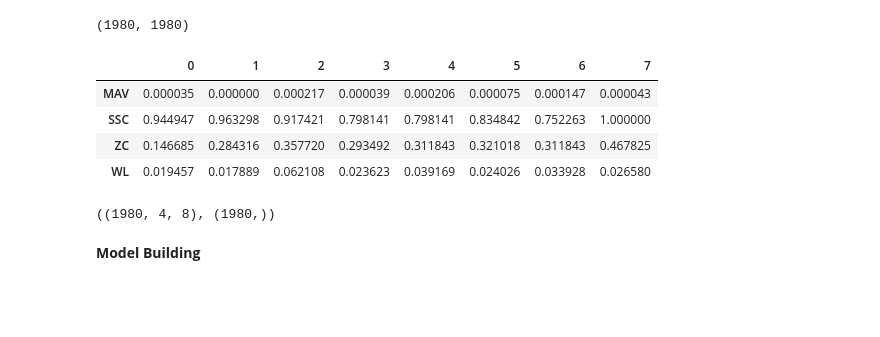
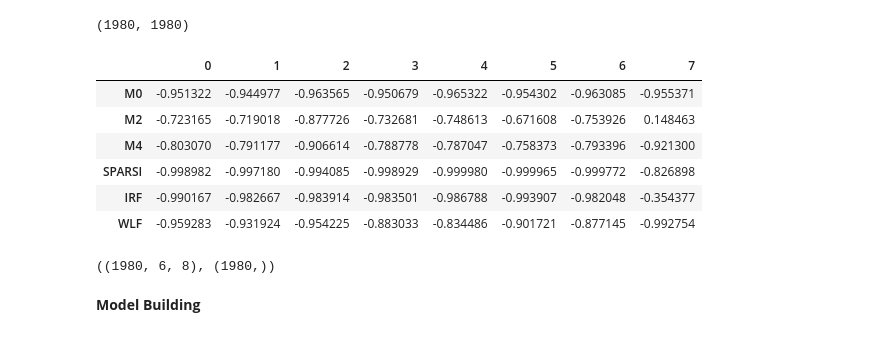
Before and after one commit to suvashsumon/My_Thesis_Experiments, a Jupyter notebook: Experiment_5_CNN_With_Extracted_Features.ipynb, the cells around one changed output. Saved outputs shown, nothing was run; the diff lists cells and outputs as text; code cells hidden in the pictures; blank space fills up the shorter version.

```diff
--- a/Experiment_5_CNN_With_Extracted_Features.ipynb
+++ b/Experiment_5_CNN_With_Extracted_Features.ipynb
@@ -69,20 +69,25 @@ def feature_extraction(channelvalues, gesture):
   windows = get_windows(channelvalues, 150, 150)
   # extract feature
   fe = FeatureExtractor()
-  feature_list = ['MAV', 'SSC', 'ZC', 'WL']
-  features = fe.extract_features(feature_list, windows)
+  feature_list = ['MAV', 'SSC', 'ZC', 'WL', 'AR4']
+  features = fe.extract_feature_group('TDPSD', windows)
+  print(features.keys())
   #print("Len : "+str(len(features)))
   # creating feature matrixs
   extracted_feature_array = []
   extracted_gesture_array = []
   for i in range(33):
     features_matrix = [
-        features['MAV'][i],
-        features['SSC'][i],
-        features['ZC'][i],
-        features['WL'][i],
+        features['M0'][i],
+        features['M2'][i],
+        features['M4'][i],
+        features['SPARSI'][i],
+        features['IRF'][i],
+        features['WLF'][i],
     ]
-    features_matrix = (features_matrix-np.min(features_matrix))/(np.max(features_matrix)-np.min(features_matrix))
+    #print(features['MAV'].shape)
+    #print(features['AR'].shape)
+    #features_matrix = (features_matrix-np.min(features_matrix))/(np.max(features_matrix)-np.min(features_matrix))
     extracted_feature_array.append(features_matrix)
     extracted_gesture_array.append(get_gesture_label(gesture))
   return extracted_feature_array, extracted_gesture_array
@@ -118,21 +141,23 @@ len(X), len(Y)
 # %%
 #
 df = pd.DataFrame(X[0])
-index = pd.Index(['MAV', 'SSC', 'ZC', 'WL'])
+index = pd.Index(['M0', 'M2', 'M4', 'SPARSI', 'IRF', 'WLF'])
 df = df.set_index(index)
 df
 # %% [output]
 |  | 0 | 1 | 2 | 3 | 4 | 5 | 6 | 7 |
-| MAV | 0.000035 | 0.000000 | 0.000217 | 0.000039 | 0.000206 | 0.000075 | 0.000147 | 0.000043 |
-| SSC | 0.944947 | 0.963298 | 0.917421 | 0.798141 | 0.798141 | 0.834842 | 0.752263 | 1.000000 |
-| ZC | 0.146685 | 0.284316 | 0.357720 | 0.293492 | 0.311843 | 0.321018 | 0.311843 | 0.467825 |
-| WL | 0.019457 | 0.017889 | 0.062108 | 0.023623 | 0.039169 | 0.024026 | 0.033928 | 0.026580 |
+| M0 | -0.951322 | -0.944977 | -0.963565 | -0.950679 | -0.965322 | -0.954302 | -0.963085 | -0.955371 |
+| M2 | -0.723165 | -0.719018 | -0.877726 | -0.732681 | -0.748613 | -0.671608 | -0.753926 | 0.148463 |
+| M4 | -0.803070 | -0.791177 | -0.906614 | -0.788778 | -0.787047 | -0.758373 | -0.793396 | -0.921300 |
+| SPARSI | -0.998982 | -0.997180 | -0.994085 | -0.998929 | -0.999980 | -0.999965 | -0.999772 | -0.826898 |
+| IRF | -0.990167 | -0.982667 | -0.983914 | -0.983501 | -0.986788 | -0.993907 | -0.982048 | -0.354377 |
+| WLF | -0.959283 | -0.931924 | -0.954225 | -0.883033 | -0.834486 | -0.901721 | -0.877145 | -0.992754 |
 # %%
 X = np.array(X)
 Y = np.array(Y)
 X.shape, Y.shape
 # %% [output]
-((1980, 4, 8), (1980,))
+((1980, 6, 8), (1980,))
 # %% [markdown]
 **Model Building**
 # %%
```
Also changed, not shown: parts of 11 cells of this notebook.
